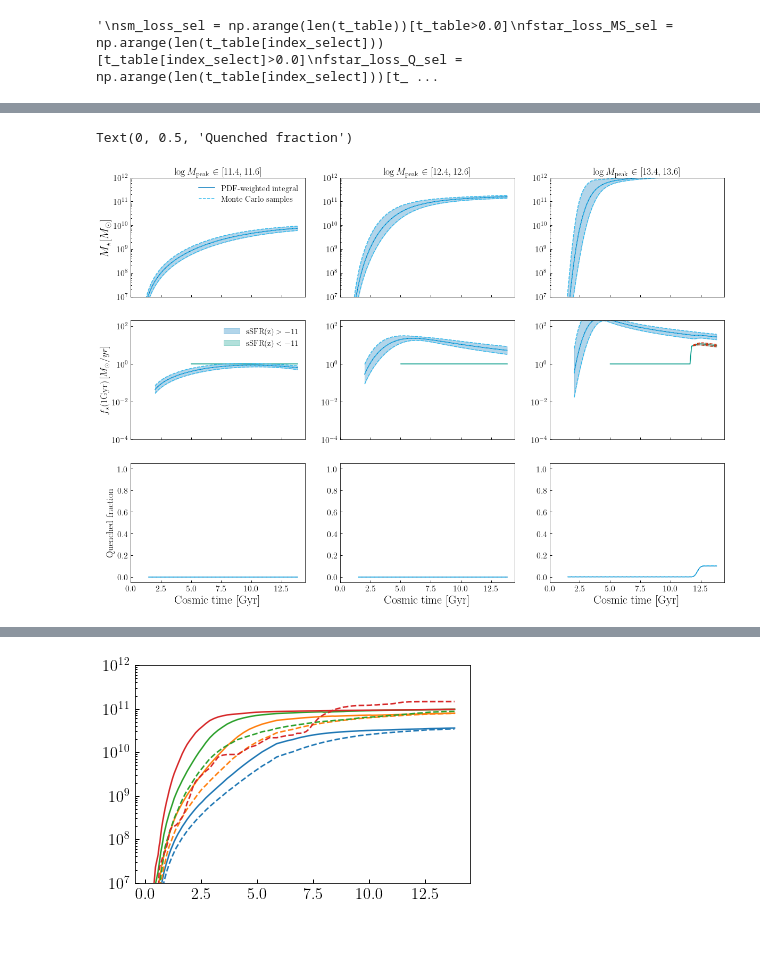
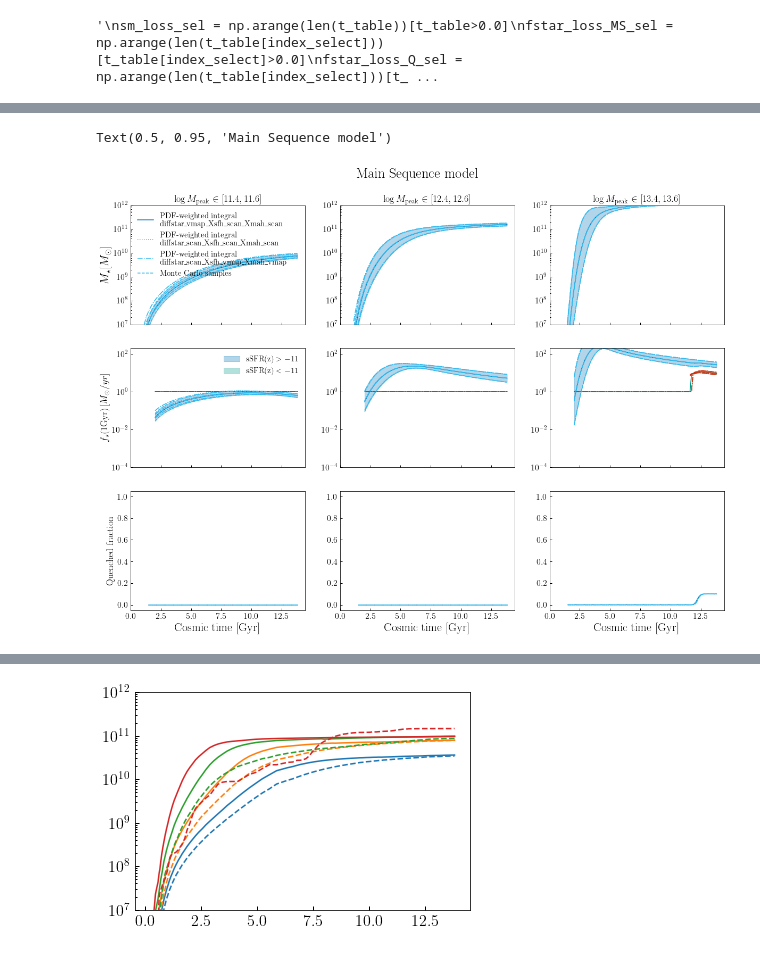
Before and after one commit to ArgonneCPAC/diffstarpop, a Jupyter notebook: notebooks/test_pdf_model.ipynb, the cells around one changed output, grey strips where cells are left out. Saved outputs shown, nothing was run; the diff lists cells and outputs as text; code cells hidden in the pictures.

```diff
--- a/notebooks/test_pdf_model.ipynb
+++ b/notebooks/test_pdf_model.ipynb
@@ -283,5 +297,5 @@ array([11.5, 12.5, 13.5])
 # %%
-def _get_MC_validation_quantities(N_mc_halos, kind="Q"):
+def _get_MC_validation_quantities(N_mc_halos, kind="Q", diff_imp='vmap'):
 
 
     mstar_MC = np.zeros((len(logm0_binmids), N_mc_halos, len(t_table)))
@@ -324,7 +338,8 @@ def _get_MC_validation_quantities(N_mc_halos, kind="Q"):
                 fstar_tdelay,
                 seed=0,
                 pdf_parameters_MS=DEFAULT_SFH_PDF_MAINSEQ_PARAMS,
-                pdf_parameters_Q=DEFAULT_SFH_PDF_QUENCH_PARAMS
+                pdf_parameters_Q=DEFAULT_SFH_PDF_QUENCH_PARAMS,
+                diffstar_kernel=diff_imp
             )
         else:
             _res = _fun(
@@ -382,6 +397,3 @@ def _get_MC_validation_quantities(N_mc_halos, kind="Q"):
     quench_frac_MC = _MC_res[6]
 
     return _MC_res, _halo_sub_mask_indices, mstar_MC, sfr_MC
-
-_MC_res_Q, _halo_sub_mask_indices_Q, mstar_MC_Q, sfr_MC_Q = _get_MC_validation_quantities(10000, kind="Q")
-_MC_res_MS, _halo_sub_mask_indices_MS, mstar_MC_MS, sfr_MC_MS = _get_MC_validation_quantities(10000, kind="MS")
@@ -712,0 +1115,7 @@ Text(0, 0.5, 'Quenched fraction')
+# %%
+for i in range(3):
+    plt.plot(t_table[fstar_loss_MS_sel], _target_res_Q[2][i][fstar_loss_MS_sel]-_MC_res_Q[2][i][fstar_loss_MS_sel])
+plt.show()
+for i in range(3):
+    plt.plot(t_table[fstar_loss_MS_sel], np.sqrt(_MC_res_Q[4][i])[fstar_loss_MS_sel]-np.sqrt(_target_res_Q[4][i])[fstar_loss_MS_sel])
+plt.show()
@@ -719,7 +1131,7 @@ fig, ax = plt.subplots(3,NM0, figsize=(20,14), sharex=True, sharey=False)
 
 for i in range(NM0):
     #"""
-    ax[0,i].plot(t_table[sm_loss_sel], 10**_target_res_MS[0][i][sm_loss_sel], color=colors[0], label='PDF-weighted integral')
+    ax[0,i].plot(t_table[sm_loss_sel], 10**_target_res_MS[0][i][sm_loss_sel], color=colors[0], label='PDF-weighted integral\n'+'diffstar\_vmap\_Xsfh\_scan\_Xmah\_scan')
     ax[0,i].fill_between(t_table[sm_loss_sel],
                        10**(_target_res_MS[0][i]-np.sqrt(_target_res_MS[1][i]))[sm_loss_sel],
                        10**(_target_res_MS[0][i]+np.sqrt(_target_res_MS[1][i]))[sm_loss_sel],
@@ -745,6 +1157,40 @@ for i in range(NM0):
                       )
 
     ax[2,i].plot(t_table[index_select], _target_res_MS[6][i], color=colors[0])
+
+
+
+    ax[0,i].plot(t_table[sm_loss_sel], 10**_target_res_MS_scan[0][i][sm_loss_sel], ls=":", color=colors[1], label='PDF-weighted integral\n'+'diffstar\_scan\_Xsfh\_scan\_Xmah\_scan')
+    ax[0,i].plot(t_table[sm_loss_sel], 10**(_target_res_MS_scan[0][i]-np.sqrt(_target_res_MS_scan[1][i]))[sm_loss_sel], ls=":", color=colors[1],)
+    ax[0,i].plot(t_table[sm_loss_sel], 10**(_target_res_MS_scan[0][i]+np.sqrt(_target_res_MS_scan[1][i]))[sm_loss_sel], ls=":", color=colors[1],)
+
+
+
+    ax[1,i].plot(t_table[index_select][fstar_loss_MS_sel], 10**_target_res_MS_scan[2][i][fstar_loss_MS_sel], ls=":", color=colors[1])
+    ax[1,i].plot(t_table[index_select][fstar_loss_MS_sel], 10**(_target_res_MS_scan[2][i]-np.sqrt(_target_res_MS_scan[4][i]))[fstar_loss_MS_sel], ls=":", color=colors[1],)
+    ax[1,i].plot(t_table[index_select][fstar_loss_MS_sel], 10**(_target_res_MS_scan[2][i]+np.sqrt(_target_res_MS_scan[4][i]))[fstar_loss_MS_sel], ls=":", color=colors[1],)
+
+    ax[1,i].plot(t_table[index_select][fstar_loss_Q_sel], 10**_target_res_MS_scan[3][i][fstar_loss_Q_sel], ls=":", color=colors[4])
+    ax[1,i].plot(t_table[index_select][fstar_loss_Q_sel], 10**(_target_res_MS_scan[3][i]-np.sqrt(_target_res_MS_scan[5][i]))[fstar_loss_Q_sel], ls=":", color=colors[4],)
+    ax[1,i].plot(t_table[index_select][fstar_loss_Q_sel], 10**(_target_res_MS_scan[3][i]+np.sqrt(_target_res_MS_scan[5][i]))[fstar_loss_Q_sel], ls=":", color=colors[4],)
+
+    ax[2,i].plot(t_table[index_select], _target_res_MS_scan[6][i], ls=":", color=colors[1])
+
+    ax[0,i].plot(t_table[sm_loss_sel], 10**_target_res_MS_scan_vmap[0][i][sm_loss_sel], ls="-.", color=colors[1], label='PDF-weighted integral\n'+'diffstar\_scan\_Xsfh\_vmap\_Xmah\_vmap')
+    ax[0,i].plot(t_table[sm_loss_sel], 10**(_target_res_MS_scan_vmap[0][i]-np.sqrt(_target_res_MS_scan_vmap[1][i]))[sm_loss_sel], ls="-.", color=colors[1],)
+    ax[0,i].plot(t_table[sm_loss_sel], 10**(_target_res_MS_scan_vmap[0][i]+np.sqrt(_target_res_MS_scan_vmap[1][i]))[sm_loss_sel], ls="-.", color=colors[1],)
+
+
+
+    ax[1,i].plot(t_table[index_select][fstar_loss_MS_sel], 10**_target_res_MS_scan_vmap[2][i][fstar_loss_MS_sel], ls="-.", color=colors[1])
+    ax[1,i].plot(t_table[index_select][fstar_loss_MS_sel], 10**(_target_res_MS_scan_vmap[2][i]-np.sqrt(_target_res_MS_scan_vmap[4][i]))[fstar_loss_MS_sel], ls="-.", color=colors[1],)
+    ax[1,i].plot(t_table[index_select][fstar_loss_MS_sel], 10**(_target_res_MS_scan_vmap[2][i]+np.sqrt(_target_res_MS_scan_vmap[4][i]))[fstar_loss_MS_sel], ls="-.", color=colors[1],)
+
+    ax[1,i].plot(t_table[index_select][fstar_loss_Q_sel], 10**_target_res_MS_scan_vmap[3][i][fstar_loss_Q_sel], ls="-.", color=colors[4])
+    ax[1,i].plot(t_table[index_select][fstar_loss_Q_sel], 10**(_target_res_MS_scan_vmap[3][i]-np.sqrt(_target_res_MS_scan_vmap[5][i]))[fstar_loss_Q_sel], ls="-.", color=colors[4],)
+    ax[1,i].plot(t_table[index_select][fstar_loss_Q_sel], 10**(_target_res_MS_scan_vmap[3][i]+np.sqrt(_target_res_MS_scan_vmap[5][i]))[fstar_loss_Q_sel], ls="-.", color=colors[4],)
+
+    ax[2,i].plot(t_table[index_select], _target_res_MS_scan_vmap[6][i], ls="-.", color=colors[1])
 
     #"""
     ax[0,i].plot(t_table[sm_loss_sel], 10**_MC_res_MS[0][i][sm_loss_sel], ls="--", color=colors[1], label='Monte Carlo samples')
@@ -754,36 +1200,37 @@ for i in range(NM0):
 
 
     ax[1,i].plot(t_table[index_select][fstar_loss_MS_sel], 10**_MC_res_MS[2][i][fstar_loss_MS_sel], ls="--", color=colors[1])
     ax[1,i].plot(t_table[index_select][fstar_loss_MS_sel], 10**(_MC_res_MS[2][i]-np.sqrt(_MC_res_MS[4][i]))[fstar_loss_MS_sel], ls="--", color=colors[1],)
     ax[1,i].plot(t_table[index_select][fstar_loss_MS_sel], 10**(_MC_res_MS[2][i]+np.sqrt(_MC_res_MS[4][i]))[fstar_loss_MS_sel], ls="--", color=colors[1],)
 
     ax[1,i].plot(t_table[index_select][fstar_loss_Q_sel], 10**_MC_res_MS[3][i][fstar_loss_Q_sel], ls="--", color=colors[4])
     ax[1,i].plot(t_table[index_select][fstar_loss_Q_sel], 10**(_MC_res_MS[3][i]-np.sqrt(_MC_res_MS[5][i]))[fstar_loss_Q_sel], ls="--", color=colors[4],)
     ax[1,i].plot(t_table[index_select][fstar_loss_Q_sel], 10**(_MC_res_MS[3][i]+np.sqrt(_MC_res_MS[5][i]))[fstar_loss_Q_sel], ls="--", color=colors[4],)
 
     ax[2,i].plot(t_table[index_select], _MC_res_MS[6][i], ls="--", color=colors[1])
 
 
 
 
     ax[0,i].set_yscale('log')
     ax[1,i].set_yscale('log')
     ax[0,i].set_ylim(1e7, 1e12)
     ax[1,i].set_ylim(1e-4, 2e2)
     ax[2,i].set_ylim(-0.05,1.05)
     ax[2,i].set_xlabel('Cosmic time [Gyr]', fontsize=fontsize)
     ax[0,i].set_title(r'$\log M_{\rm peak}\in[%.1f, %.1f]$'%(logm0_binmids[i]-logm0_bin_widths[i], logm0_binmids[i]+logm0_bin_widths[i]))
 
 ax[0,0].legend()
 ax[1,0].legend()
 ax[0,0].set_xticks(np.arange(0,13,2.5))
 ax[0,0].set_ylabel('$M_\star [M_{\odot}]$', fontsize=fontsize)
 ax[1,0].set_ylabel('$f_\star(1\mathrm{Gyr}) \,[M_{\odot}/yr]$')
 ax[2,0].set_ylabel('Quenched fraction')
-#fig.savefig('test_mc_integration_target_from_model_fstar_validation_wrt_MonteCarlo.png', bbox_inches='tight', dpi=300)
+fig.suptitle("Main Sequence model", y=0.95)
+#fig.savefig('mc_vs_pdfweight_sumstats_MS.png', bbox_inches='tight', dpi=300)
 # %% [output]
-Text(0, 0.5, 'Quenched fraction')
+Text(0.5, 0.95, 'Main Sequence model')
-[figure, old version]
+[figure, new version]
 # %%
 NM0 = len(logm0_binmids)
 
```
Also changed, not shown: parts of 44 cells of this notebook, 8 other files.
